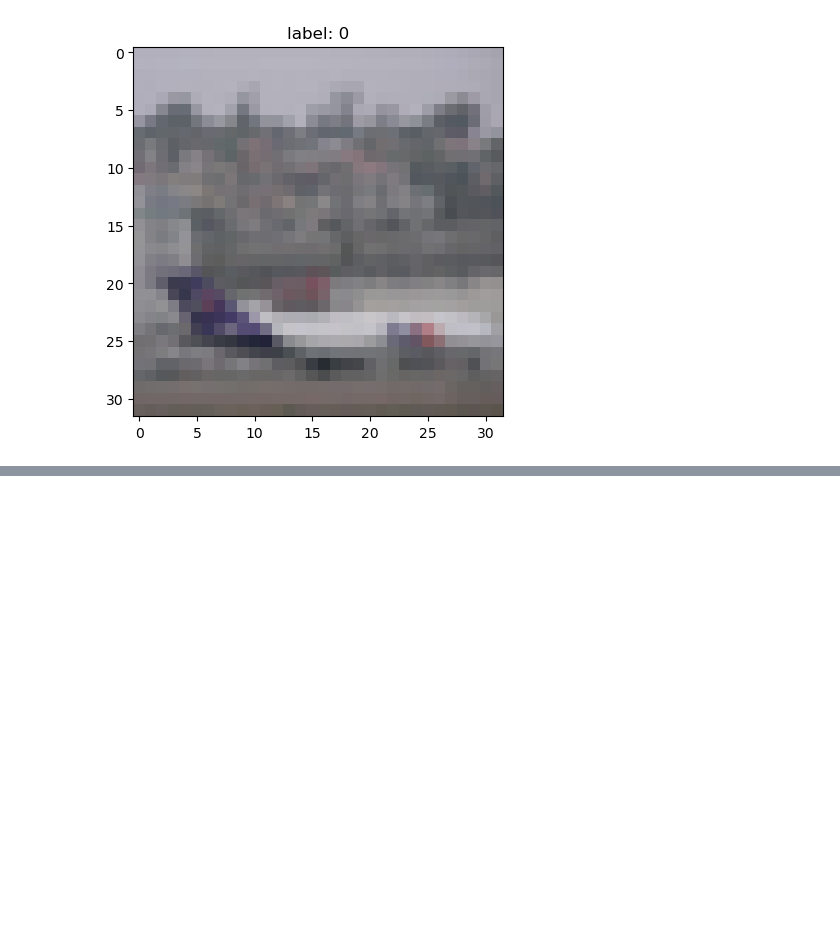
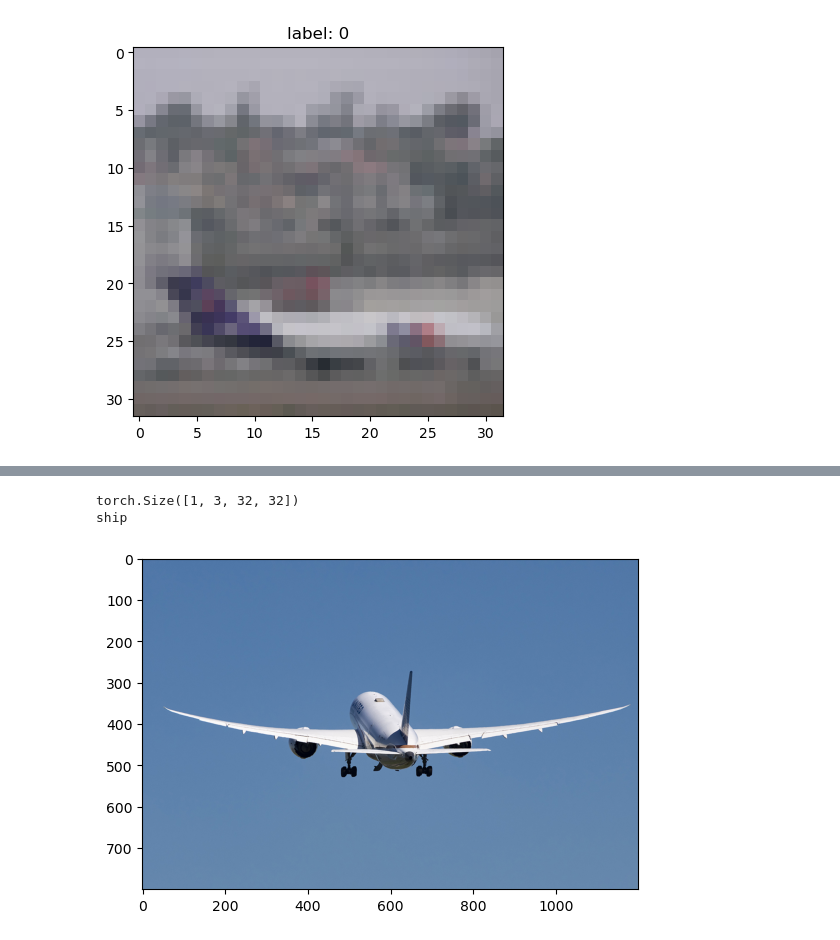
Before and after one commit to avidave/animals-and-vehicles-classifier, a Jupyter notebook: cifar10_multi_classifier_1.ipynb, the cells around one changed output, grey strips where cells are left out. Cells and saved outputs as stored; diff of their text form; code cells hidden in the pictures; blank space fills up the shorter version.

```diff
--- a/cifar10_multi_classifier_1.ipynb
+++ b/cifar10_multi_classifier_1.ipynb
@@ -203,0 +181,10 @@ optimizer = torch.optim.SGD(model.parameters(), lr=lr, momentum=momentum)
+# %%
+for i, v in train_loader :
+    print(i, v.flatten())
+    print(type(i[0]))
+    break
+
+for i, v in val_loader :
+    print(i, v.flatten())
+    print(type(i[0]))
+    break
@@ -222,0 +291,27 @@ range(0, 50000)
+# %%
+model.eval()
+
+plane = Image.open("plane.jpg")
+
+convert_tensor = transforms.Compose([transforms.ToTensor(), transforms.Resize((32, 32))])
+
+tensor_img = torch.tensor((convert_tensor(plane)).to(device)).unsqueeze(0)
+
+imshow(plane)
+
+print(torch.Tensor.size(tensor_img))
+
+z = model(tensor_img)
+
+classes = {0 : "airplane", 1 : "automobile", 2 : "bird", 3 : "cat", 4 : "deer", 5 : "dog", 6 : "frog", 7 : "horse", 8 : "ship", 9 : "truck"}
+
+_, yhat = torch.max(z.data, 1)
+
+for i in classes :
+    if (yhat == i) :
+        print(classes.get(i))
+        break
+# %% [output]
+torch.Size([1, 3, 32, 32])
+ship
+[figure, added]
```
Also changed, not shown: parts of 26 cells of this notebook.
